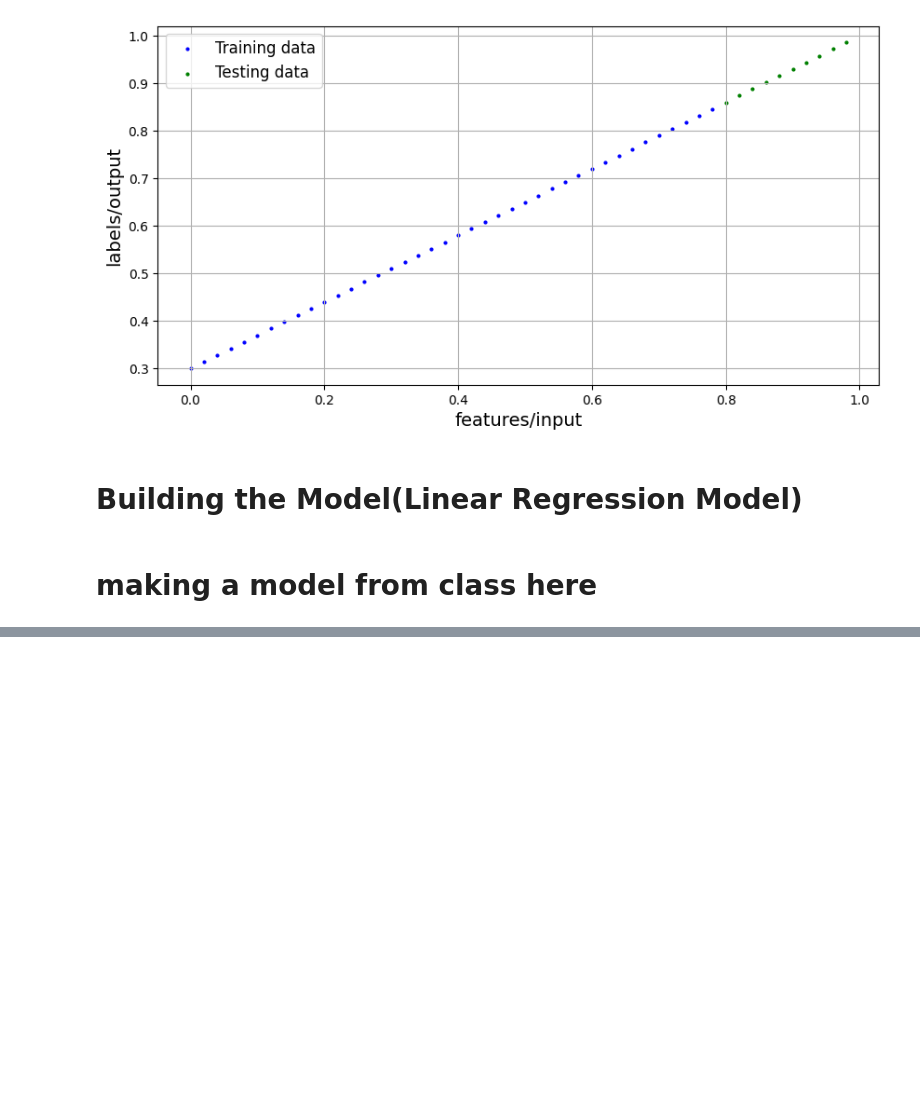
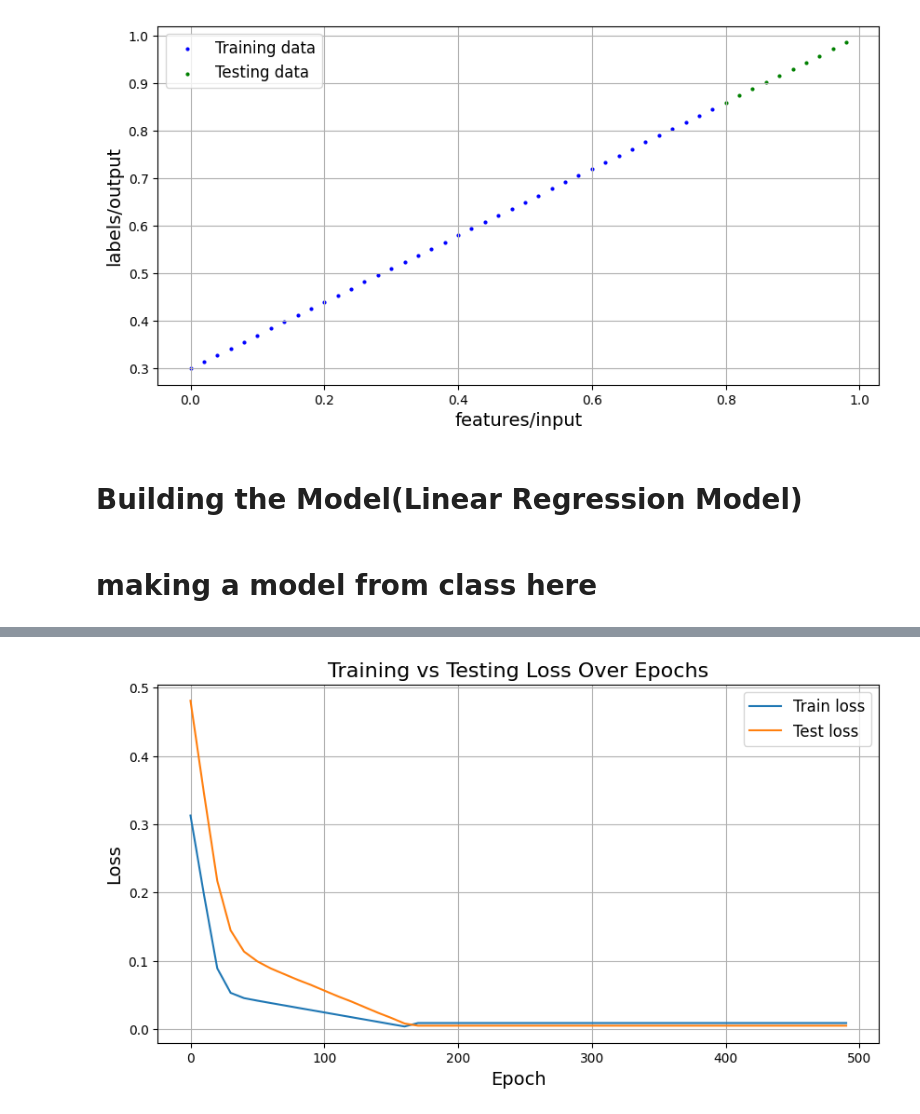
Before and after one commit to Nouman-wisal/pytorch, a Jupyter notebook: 01_pytorch_workflow_video.ipynb, the cells around one changed output, grey strips where cells are left out. Drawn from its saved outputs; the diff is of its cells as text; code cells hidden in the pictures; blank space fills up the shorter version.

```diff
--- a/01_pytorch_workflow_video.ipynb
+++ b/01_pytorch_workflow_video.ipynb
@@ -168,0 +283,16 @@ OrderedDict([('weight', tensor([0.3367])), ('bias', tensor([0.1288]))])
+# %%
+# ploting the loss graphs with respect to epoch count
+
+plt.figure(figsize=(10,5))
+
+plt.plot(epoch_count, loss_values, label="Train loss")
+plt.plot(epoch_count,  after_testing_loss_values, label="Test loss")
+
+plt.legend(fontsize=12)
+plt.xlabel("Epoch", size=14)          # Label for X-axis
+plt.ylabel("Loss", size=14)           # Label for Y-axis
+plt.grid(True)
+plt.title("Training vs Testing Loss Over Epochs", size=16)
+plt.show()
+# %% [output]
+[figure, added]
```
Also changed, not shown: parts of 12 cells of this notebook.
